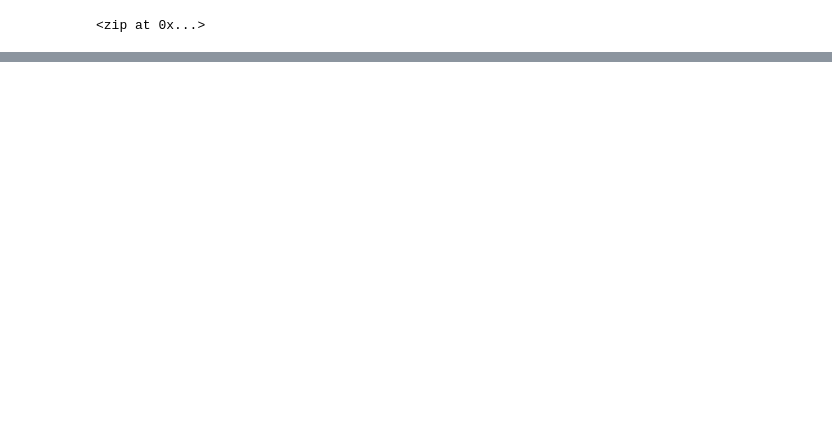
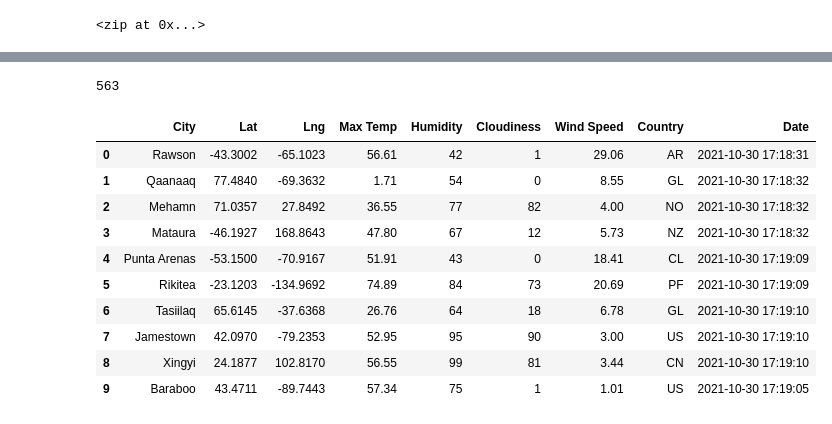
Before and after one commit to alewis623/World_Weather_Analysis, a Jupyter notebook: WeatherPy.ipynb, the cells around one changed output, grey strips where cells are left out. Saved outputs shown, nothing was run; the diff lists cells and outputs as text; code cells hidden in the pictures; blank space fills up the shorter version.

Commit message:
adding weather py only

```diff
--- a/WeatherPy.ipynb
+++ b/WeatherPy.ipynb
@@ -7,3 +15,6 @@ from citipy import citipy
+# %%
+# Starting URL for Weather Map API Call.
+url = "http://api.openweathermap.org/data/2.5/weather?units=Imperial&APPID=" + weather_api_key
 # %%
 # Create a set of random latitude and longitude combinations.
 lats = np.random.uniform(low=-90.000, high=90.000, size=1500)
@@ -31,0 +123,20 @@ len(cities)
+# %%
+len(city_data)
+# %% [output]
+563
+# %%
+# Convert the array of dictionaries to a Pandas DataFrame.
+city_data_df = pd.DataFrame(city_data)
+city_data_df.head(10)
+# %% [output]
+|  | City | Lat | Lng | Max Temp | Humidity | Cloudiness | Wind Speed | Country | Date |
+| 0 | Rawson | -43.3002 | -65.1023 | 56.61 | 42 | 1 | 29.06 | AR | 2021-10-30 17:18:31 |
+| 1 | Qaanaaq | 77.4840 | -69.3632 | 1.71 | 54 | 0 | 8.55 | GL | 2021-10-30 17:18:32 |
+| 2 | Mehamn | 71.0357 | 27.8492 | 36.55 | 77 | 82 | 4.00 | NO | 2021-10-30 17:18:32 |
+| 3 | Mataura | -46.1927 | 168.8643 | 47.80 | 67 | 12 | 5.73 | NZ | 2021-10-30 17:18:32 |
+| 4 | Punta Arenas | -53.1500 | -70.9167 | 51.91 | 43 | 0 | 18.41 | CL | 2021-10-30 17:19:09 |
+| 5 | Rikitea | -23.1203 | -134.9692 | 74.89 | 84 | 73 | 20.69 | PF | 2021-10-30 17:19:09 |
+| 6 | Tasiilaq | 65.6145 | -37.6368 | 26.76 | 64 | 18 | 6.78 | GL | 2021-10-30 17:19:10 |
+| 7 | Jamestown | 42.0970 | -79.2353 | 52.95 | 95 | 90 | 3.00 | US | 2021-10-30 17:19:10 |
+| 8 | Xingyi | 24.1877 | 102.8170 | 56.55 | 99 | 81 | 3.44 | CN | 2021-10-30 17:19:10 |
+| 9 | Baraboo | 43.4711 | -89.7443 | 57.34 | 75 | 1 | 1.01 | US | 2021-10-30 17:19:05 |
```
Also changed, not shown: parts of 6 cells of this notebook, 5 other files.
